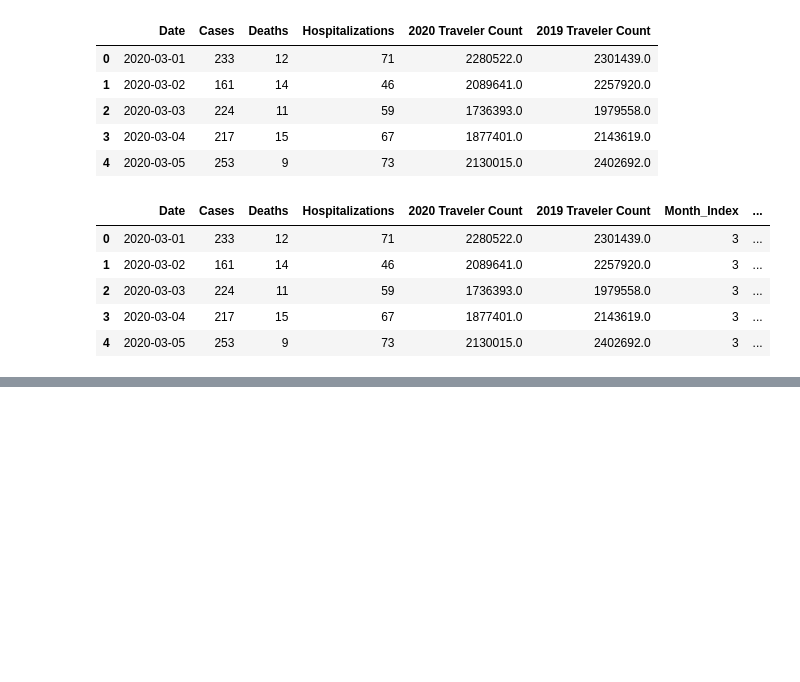
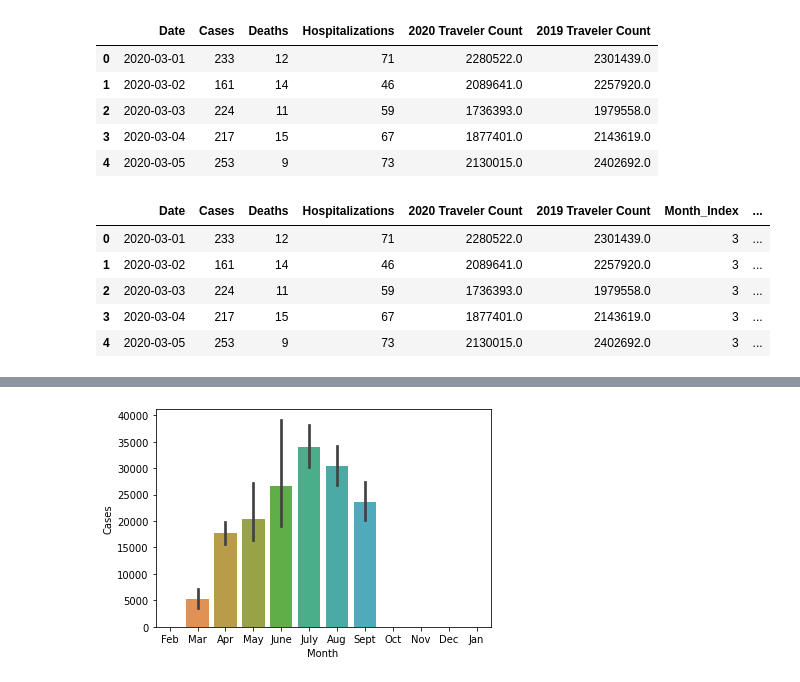
Before and after one commit to abielhammonds/COVID19_TravelStats_Project, a Jupyter notebook: COVID19Travel_Visualizations.ipynb, the cells around one changed output, grey strips where cells are left out. Saved outputs shown, nothing was run; the diff lists cells and outputs as text; code cells hidden in the pictures; blank space fills up the shorter version.

```diff
--- a/COVID19Travel_Visualizations.ipynb
+++ b/COVID19Travel_Visualizations.ipynb
@@ -146,0 +160,8 @@ sns.lineplot(data=tsa_df)
+# %%
+#What were the COVID stats in 2020 for those same date ranges?
+        #this is the story of COVID trends in those same date ranges.
+sns.barplot(x="Month", y="Cases", data=covid_df)
+plt.show()
+#consider sideways bar chart
+# %% [output]
+[figure, added]
```
Also changed, not shown: parts of 13 cells of this notebook, 1 other file.
